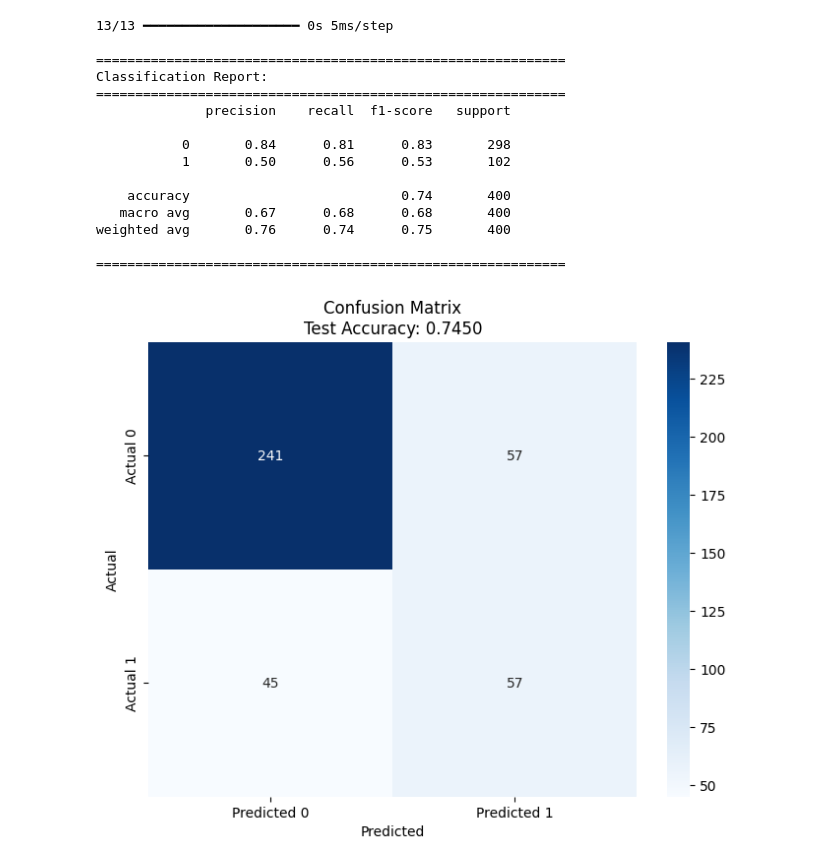
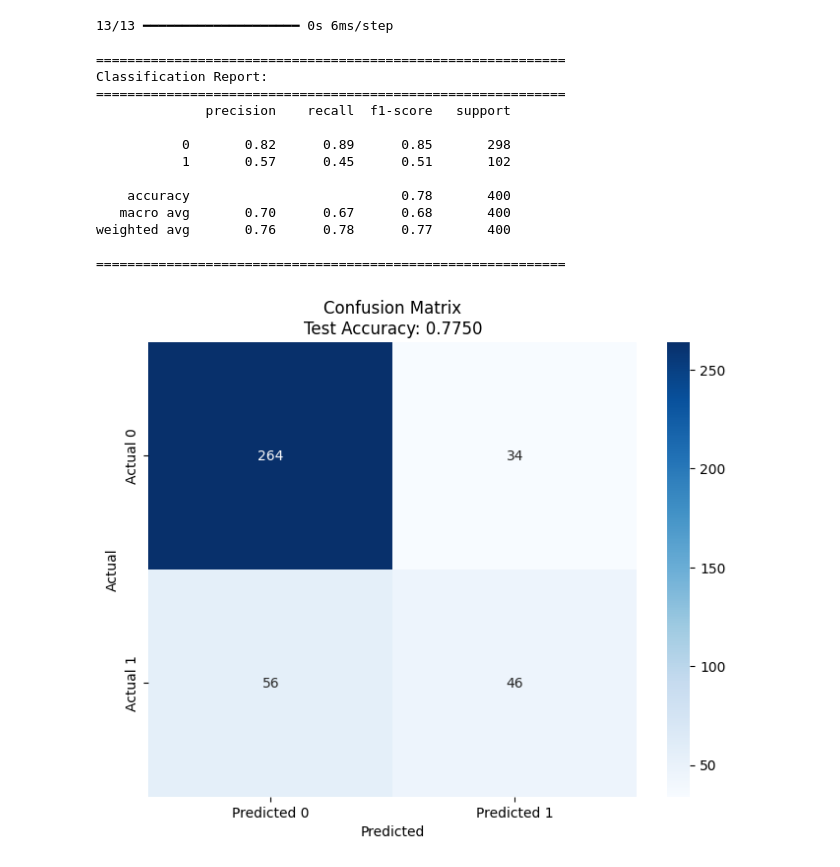
Before and after one commit to TK114-5354/Basic_principles_of_Artificial_intelligence, a Jupyter notebook: Workplace/task/NN.ipynb, the cells around one changed output. Saved outputs shown, nothing was run; the diff lists cells and outputs as text; code cells hidden in the pictures.

```diff
--- a/Workplace/task/NN.ipynb
+++ b/Workplace/task/NN.ipynb
@@ -31,7 +31,7 @@ X_test = scaler.transform(X_test)
 # 2. สร้างและเทรนโมเดล
 model = models.Sequential([
     layers.Dense(HIDDEN_UNITS_L2, activation='sigmoid', input_shape=(X_train.shape[1],)),
-    layers.Dropout(0.7),
+    layers.Dropout(0.2),
     layers.Dense(HIDDEN_UNITS_L2, activation='relu'),
     layers.Dense(1, activation='sigmoid')
 ])
@@ -61,40 +61,40 @@ print("\n" + "="*60)
 print("Classification Report:")
 print("="*60)
 print(classification_report(y_test, y_pred))
 print("="*60)
 
 # --- ส่วนที่ 2: วาด Confusion Matrix (ตารางความร้อนแบบในรูป) ---
 cm = confusion_matrix(y_test, y_pred)
 plt.figure(figsize=(8, 6))
 
 # ใช้ Seaborn วาด Heatmap
 sns.heatmap(cm, annot=True, fmt='d', cmap='Blues',
             xticklabels=['Predicted 0', 'Predicted 1'],
             yticklabels=['Actual 0', 'Actual 1'])
 
 # ตกแต่งหัวข้อและแกน (ตามรูปที่คุณส่งมา)
 test_accuracy = model.evaluate(X_test, y_test, verbose=0)[1]
 plt.title(f'Confusion Matrix\nTest Accuracy: {test_accuracy:.4f}')
 plt.ylabel('Actual')
 plt.xlabel('Predicted')
 plt.show()
 # %% [output]
-13/13 ━━━━━━━━━━━━━━━━━━━━ 0s 5ms/step
+13/13 ━━━━━━━━━━━━━━━━━━━━ 0s 6ms/step
 
 ============================================================
 Classification Report:
 ============================================================
               precision    recall  f1-score   support
 
-           0       0.84      0.81      0.83       298
-           1       0.50      0.56      0.53       102
+           0       0.82      0.89      0.85       298
+           1       0.57      0.45      0.51       102
 
-    accuracy                           0.74       400
-   macro avg       0.67      0.68      0.68       400
-weighted avg       0.76      0.74      0.75       400
+    accuracy                           0.78       400
+   macro avg       0.70      0.67      0.68       400
+weighted avg       0.76      0.78      0.77       400
 
 ============================================================
-[figure, old version]
+[figure, new version]
 # %%
 # --- พล็อต กราฟ 3 ส่วน (Loss, Accuracy, Confusion Matrix) ---
 plt.figure(figsize=(18, 5))
```
Also changed, not shown: parts of 1 cell of this notebook, 1 other file.
